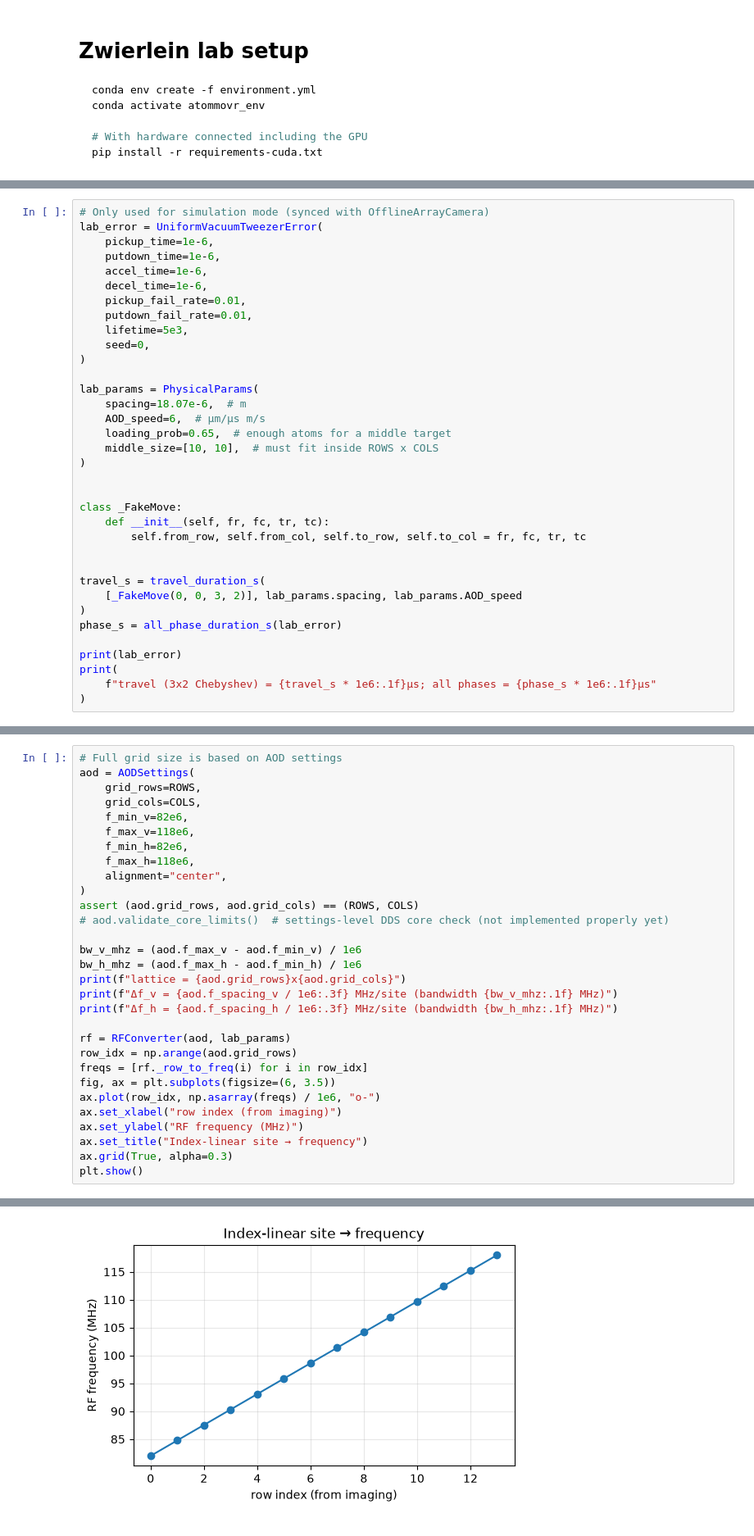
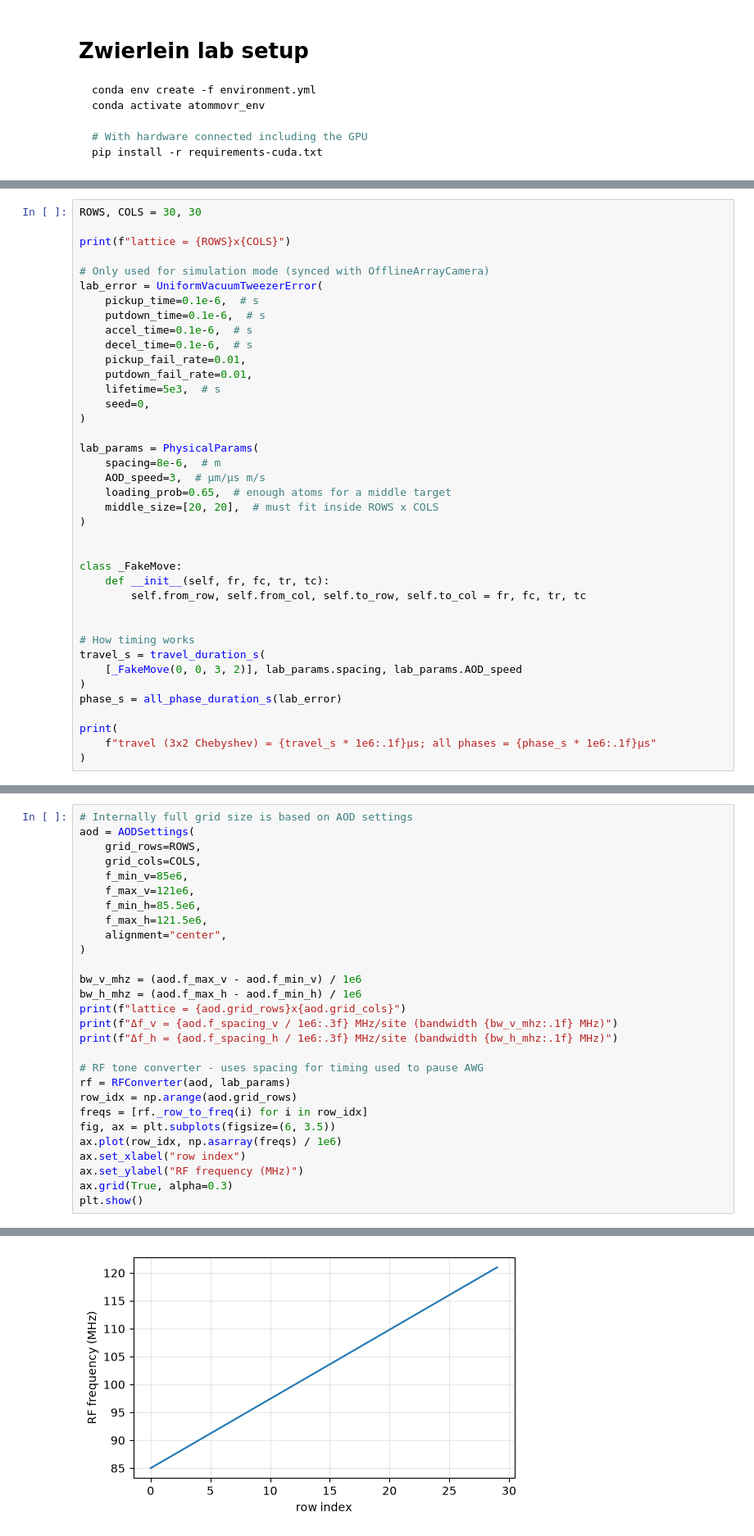
Before and after one commit to davidKMJ/atommovr-zwierlein, a Jupyter notebook: zwierlein_lab_tutorial.ipynb, the cells around one changed output, grey strips where cells are left out. Shown at 82% size. Saved outputs shown, nothing was run; the diff lists cells and outputs as text.

Commit message:
fix: visualize spectrogram using actual frequency value

```diff
--- a/zwierlein_lab_tutorial.ipynb
+++ b/zwierlein_lab_tutorial.ipynb
@@ -109,21 +53,25 @@ Timing split (`atommovr.utils.timing`):
 # %%
+ROWS, COLS = 30, 30
+
+print(f"lattice = {ROWS}x{COLS}")
+
 # Only used for simulation mode (synced with OfflineArrayCamera)
 lab_error = UniformVacuumTweezerError(
-    pickup_time=1e-6,
-    putdown_time=1e-6,
-    accel_time=1e-6,
-    decel_time=1e-6,
+    pickup_time=0.1e-6,  # s
+    putdown_time=0.1e-6,  # s
+    accel_time=0.1e-6,  # s
+    decel_time=0.1e-6,  # s
     pickup_fail_rate=0.01,
     putdown_fail_rate=0.01,
-    lifetime=5e3,
+    lifetime=5e3,  # s
     seed=0,
 )
 
 lab_params = PhysicalParams(
-    spacing=18.07e-6,  # m
-    AOD_speed=6,  # µm/µs m/s
+    spacing=8e-6,  # m
+    AOD_speed=3,  # µm/µs m/s
     loading_prob=0.65,  # enough atoms for a middle target
-    middle_size=[10, 10],  # must fit inside ROWS x COLS
+    middle_size=[20, 20],  # must fit inside ROWS x COLS
 )
 
 
@@ -132,12 +80,12 @@ class _FakeMove:
         self.from_row, self.from_col, self.to_row, self.to_col = fr, fc, tr, tc
 
 
+# How timing works
 travel_s = travel_duration_s(
     [_FakeMove(0, 0, 3, 2)], lab_params.spacing, lab_params.AOD_speed
 )
 phase_s = all_phase_duration_s(lab_error)
 
-print(lab_error)
 print(
     f"travel (3x2 Chebyshev) = {travel_s * 1e6:.1f}µs; all phases = {phase_s * 1e6:.1f}µs"
 )
@@ -152,16 +97,14 @@ travel (3x2 Chebyshev) = 9.0µs; all phases = 4.0µs
 # %%
-# Full grid size is based on AOD settings
+# Internally full grid size is based on AOD settings
 aod = AODSettings(
     grid_rows=ROWS,
     grid_cols=COLS,
-    f_min_v=82e6,
-    f_max_v=118e6,
-    f_min_h=82e6,
-    f_max_h=118e6,
+    f_min_v=85e6,
+    f_max_v=121e6,
+    f_min_h=85.5e6,
+    f_max_h=121.5e6,
     alignment="center",
 )
-assert (aod.grid_rows, aod.grid_cols) == (ROWS, COLS)
-# aod.validate_core_limits()  # settings-level DDS core check (not implemented properly yet)
 
 bw_v_mhz = (aod.f_max_v - aod.f_min_v) / 1e6
 bw_h_mhz = (aod.f_max_h - aod.f_min_h) / 1e6
@@ -169,14 +112,14 @@ print(f"lattice = {aod.grid_rows}x{aod.grid_cols}")
 print(f"Δf_v = {aod.f_spacing_v / 1e6:.3f} MHz/site (bandwidth {bw_v_mhz:.1f} MHz)")
 print(f"Δf_h = {aod.f_spacing_h / 1e6:.3f} MHz/site (bandwidth {bw_h_mhz:.1f} MHz)")
 
+# RF tone converter - uses spacing for timing used to pause AWG
 rf = RFConverter(aod, lab_params)
 row_idx = np.arange(aod.grid_rows)
 freqs = [rf._row_to_freq(i) for i in row_idx]
 fig, ax = plt.subplots(figsize=(6, 3.5))
-ax.plot(row_idx, np.asarray(freqs) / 1e6, "o-")
-ax.set_xlabel("row index (from imaging)")
+ax.plot(row_idx, np.asarray(freqs) / 1e6)
+ax.set_xlabel("row index")
 ax.set_ylabel("RF frequency (MHz)")
-ax.set_title("Index-linear site → frequency")
 ax.grid(True, alpha=0.3)
 plt.show()
 # %% [output]
@@ -186,2 +129,2 @@ lattice = 14x14
-[figure, old version]
+[figure, new version]
 # %% [markdown]
```
Also changed, not shown: parts of 18 cells of this notebook, 12 other files.
